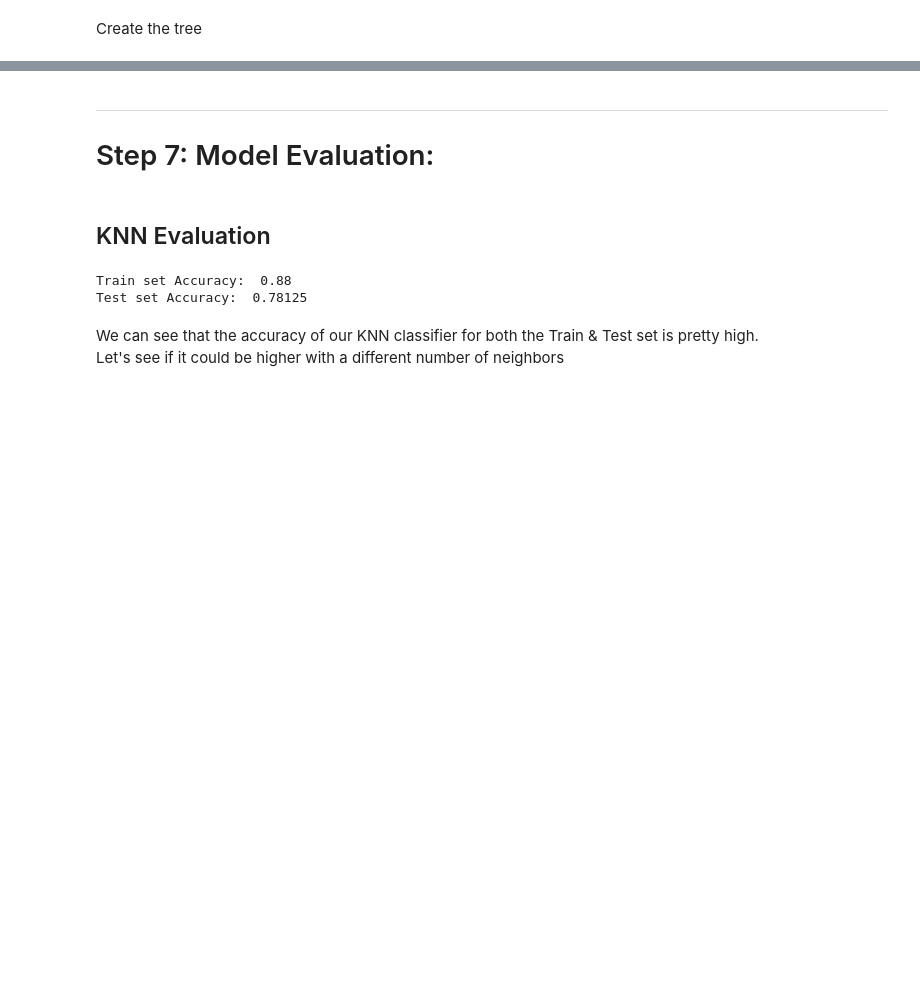
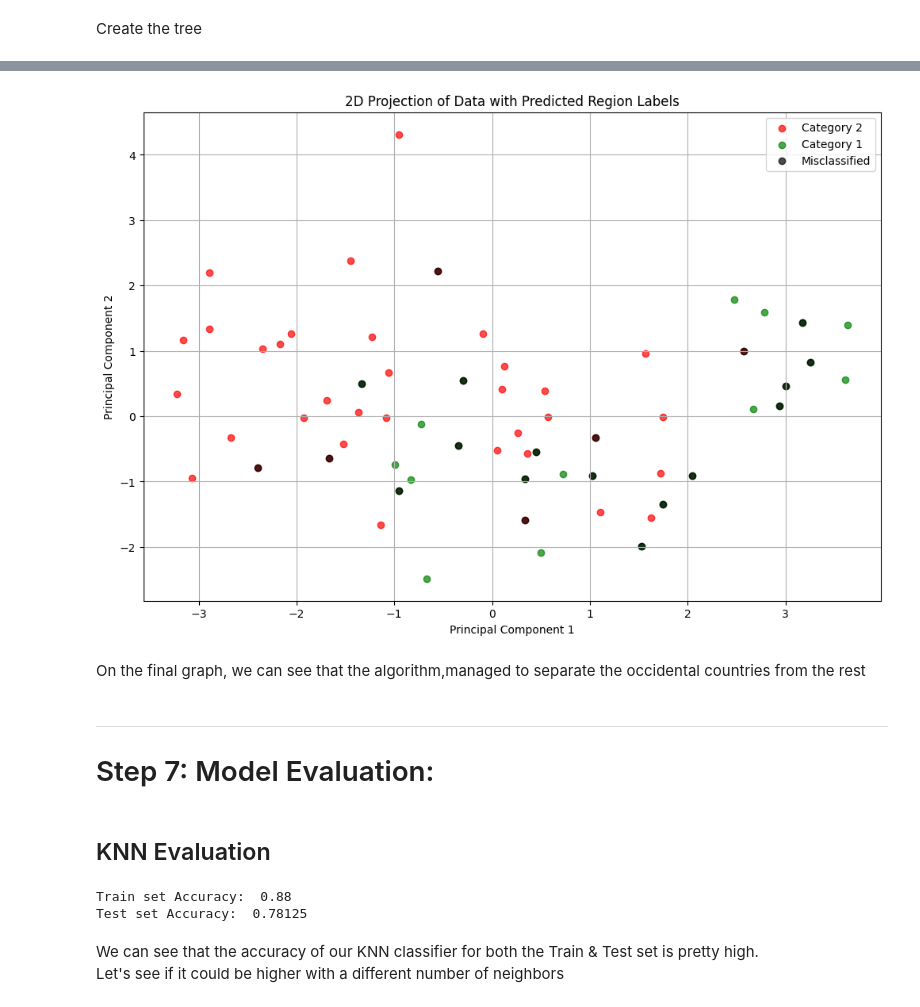
Before and after one commit to Hormone4/World-Happiness-Machine-Learning, a Jupyter notebook: main.ipynb, the cells around one changed output, grey strips where cells are left out. Cells and saved outputs as stored; diff of their text form; code cells hidden in the pictures; blank space fills up the shorter version.

```diff
--- a/main.ipynb
+++ b/main.ipynb
@@ -670,3 +676,29 @@ y_pred = clf.predict(X_test)
+# %%
+colors = ['red', 'green', 'blue']
+
+plt.pyplot.figure(figsize=(12, 8))
+
+for i, region in enumerate(y_test.unique()):
+    region_data = X_test[y_test == region]
+    plt.pyplot.scatter(region_data['PC1'], region_data['PC2'], color=colors[i], label=region, alpha=0.7)
+
+plt.pyplot.scatter(X_test[y_test != y_pred]['PC1'], X_test[y_test != y_pred]['PC2'], color='black', label='Misclassified', alpha=0.7)
+
+plt.pyplot.xlabel('Principal Component 1')
+
+plt.pyplot.ylabel('Principal Component 2')
+
+plt.pyplot.title('2D Projection of Data with Predicted Region Labels')
+
+plt.pyplot.legend()
+
+plt.pyplot.grid(True)
+
+plt.pyplot.show()
+# %% [output]
+[figure, added]
+# %% [markdown]
+On the final graph, we can see that the algorithm,managed to separate the occidental countries from the rest
 # %% [markdown]
 </b><hr>
 
```
Also changed, not shown: parts of 6 cells of this notebook.
